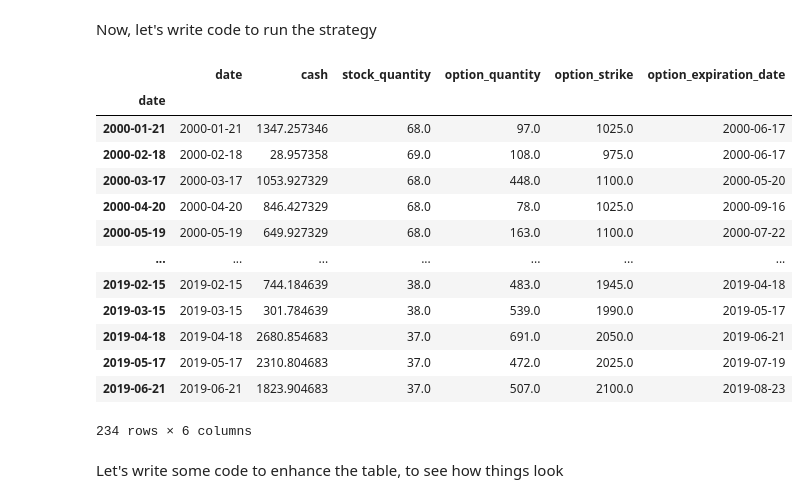
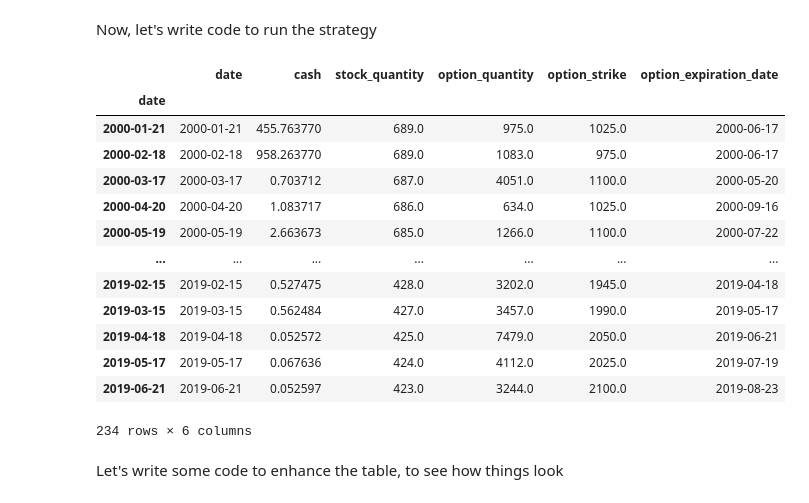
Before and after one commit to stopachka/gamma, a Jupyter notebook: puts_strategy.ipynb, the cells around one changed output. Drawn from its saved outputs; the diff is of its cells as text; code cells hidden in the pictures.

```diff
--- a/puts_strategy.ipynb
+++ b/puts_strategy.ipynb
@@ -40,14 +40,14 @@ Name: 0, Length: 234, dtype: datetime64[ns]
 # %%
 SPX_PRICES_FILE_PATH = 'spx_index_prices.csv'
 STOCK_PRICES_DATE_COL = 'Date'
-STOCK_PRICES_OPEN_COL = 'Open'
-STOCK_PRICES_CLOSE_COL = 'Close'
+STOCK_PRICES_HIGH_COL = 'High'
+STOCK_PRICES_LOW_COL = 'Low'
 STOCK_PRICES_AVG_COL = 'Avg'
 
 def load_spx_prices():
   spx_prices = pd.read_csv(SPX_PRICES_FILE_PATH)
   spx_prices[STOCK_PRICES_DATE_COL] = pd.to_datetime(spx_prices[STOCK_PRICES_DATE_COL])
-  spx_prices[STOCK_PRICES_AVG_COL] = ((spx_prices[STOCK_PRICES_OPEN_COL] + spx_prices[STOCK_PRICES_CLOSE_COL]) / 2)
+  spx_prices[STOCK_PRICES_AVG_COL] = ((spx_prices[STOCK_PRICES_HIGH_COL] + spx_prices[STOCK_PRICES_LOW_COL]) / 2)
 
   return spx_prices
 # %%
@@ -83,7 +83,7 @@ OPTION_PRICES_SPREAD_COL = 'spread'
 OPTION_PRICES_AVG_COL = 'avg'
 OPTION_PRICES_DATE_FMT = '%Y%m%d'
 
-def load_option_prices():
+def load_spx_option_prices():
   option_prices = pd.read_csv(SPX_OPTION_PRICES_FILE_PATH);
   option_prices[OPTION_PRICES_DATE_COL] = pd.to_datetime(
       option_prices[OPTION_PRICES_DATE_COL],
@@ -109,7 +109,7 @@ def load_option_prices():
 
   return option_prices
 # %%
-OPTION_PRICES = load_option_prices()
+OPTION_PRICES = load_spx_option_prices()
 OPTION_PRICES
 # %% [output]
 |  | secid | date | exdate | last_date | cp_flag | strike_price | best_bid | best_offer | volume | ... |
@@ -675,23 +675,23 @@ def simulate(goal, cash):
 # %%
 simulated_portfolio_log = simulate(
   build_goal(stock_alloc=0.995, otm_range=(0.1, 0.3), maturity_range=(60, 160)),
-  100000
+  1000000
 )
 simulated_portfolio_log
 # %% [output]
 |  | date | cash | stock_quantity | option_quantity | option_strike | option_expiration_date |
 | date |  |  |  |  |  |  |
-| 2000-01-21 | 2000-01-21 | 1347.257346 | 68.0 | 97.0 | 1025.0 | 2000-06-17 |
-| 2000-02-18 | 2000-02-18 | 28.957358 | 69.0 | 108.0 | 975.0 | 2000-06-17 |
-| 2000-03-17 | 2000-03-17 | 1053.927329 | 68.0 | 448.0 | 1100.0 | 2000-05-20 |
-| 2000-04-20 | 2000-04-20 | 846.427329 | 68.0 | 78.0 | 1025.0 | 2000-09-16 |
-| 2000-05-19 | 2000-05-19 | 649.927329 | 68.0 | 163.0 | 1100.0 | 2000-07-22 |
+| 2000-01-21 | 2000-01-21 | 455.763770 | 689.0 | 975.0 | 1025.0 | 2000-06-17 |
+| 2000-02-18 | 2000-02-18 | 958.263770 | 689.0 | 1083.0 | 975.0 | 2000-06-17 |
+| 2000-03-17 | 2000-03-17 | 0.703712 | 687.0 | 4051.0 | 1100.0 | 2000-05-20 |
+| 2000-04-20 | 2000-04-20 | 1.083717 | 686.0 | 634.0 | 1025.0 | 2000-09-16 |
+| 2000-05-19 | 2000-05-19 | 2.663673 | 685.0 | 1266.0 | 1100.0 | 2000-07-22 |
 | ... | ... | ... | ... | ... | ... | ... |
-| 2019-02-15 | 2019-02-15 | 744.184639 | 38.0 | 483.0 | 1945.0 | 2019-04-18 |
-| 2019-03-15 | 2019-03-15 | 301.784639 | 38.0 | 539.0 | 1990.0 | 2019-05-17 |
-| 2019-04-18 | 2019-04-18 | 2680.854683 | 37.0 | 691.0 | 2050.0 | 2019-06-21 |
-| 2019-05-17 | 2019-05-17 | 2310.804683 | 37.0 | 472.0 | 2025.0 | 2019-07-19 |
-| 2019-06-21 | 2019-06-21 | 1823.904683 | 37.0 | 507.0 | 2100.0 | 2019-08-23 |
+| 2019-02-15 | 2019-02-15 | 0.527475 | 428.0 | 3202.0 | 1945.0 | 2019-04-18 |
+| 2019-03-15 | 2019-03-15 | 0.562484 | 427.0 | 3457.0 | 1990.0 | 2019-05-17 |
+| 2019-04-18 | 2019-04-18 | 0.052572 | 425.0 | 7479.0 | 2050.0 | 2019-06-21 |
+| 2019-05-17 | 2019-05-17 | 0.067636 | 424.0 | 4112.0 | 2025.0 | 2019-07-19 |
+| 2019-06-21 | 2019-06-21 | 0.052597 | 423.0 | 3244.0 | 2100.0 | 2019-08-23 |
 234 rows × 6 columns
 # %% [markdown]
 Let's write some code to enhance the table, to see how things look
```
Also changed, not shown: parts of 24 cells of this notebook.
